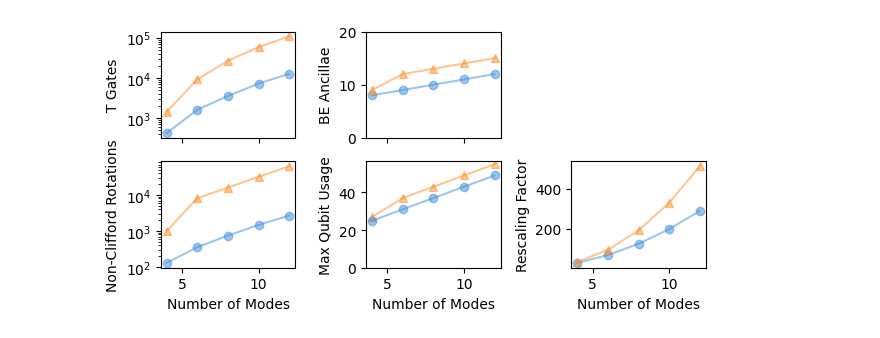
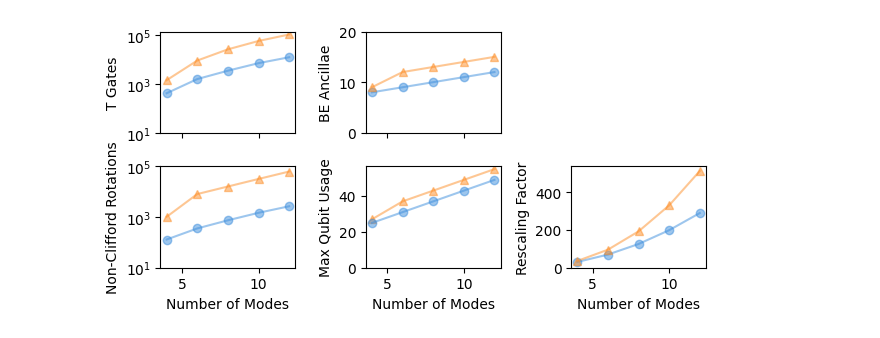
Before and after one commit to Tufts-QIQC/LOBE, a Jupyter notebook: notebooks/benchmarking/integrated_models/full_yukawa.ipynb, the cells around one changed output. Drawn from its saved outputs; the diff is of its cells as text; code cells hidden in the pictures.

```diff
--- a/notebooks/benchmarking/integrated_models/full_yukawa.ipynb
+++ b/notebooks/benchmarking/integrated_models/full_yukawa.ipynb
@@ -17,11 +17,10 @@ import pickle
 # %%
-with open('full_yukawa_3_2_6.pickle', 'rb') as handle:
+with open('full_yukawa_data/full_yukawa_3_2_6.pickle', 'rb') as handle:
     (LCU_DATA, LCU_PIECEWISE_DATA, LOBE_DATA, operator_norms, bosonic_cutoff, resolution_range) = pickle.load(handle)
 
 numbers_of_modes = []
 for resolution in resolution_range:
     operator = yukawa_hamiltonian(res=resolution, g=1, mf=1, mb=1)
-    operator.remove_identity()
     total_number_of_modes = 0
     if operator.max_fermionic_mode is not None:
         total_number_of_modes += operator.max_fermionic_mode + 1
@@ -58,6 +57,7 @@ axes[0][0].plot(
 axes[0][0].set_ylabel("T Gates")
 axes[0][0].set_xticklabels([])
 axes[0][0].set_yscale("log")
+axes[0][0].set_yticks([1e1, 1e3, 1e5])
 
 axes[1][0].plot(
     numbers_of_modes,
@@ -95,6 +95,7 @@ axes[1][0].plot(
 axes[1][0].set_ylabel("Non-Clifford Rotations")
 axes[1][0].set_xlabel("Number of Modes")
 axes[1][0].set_yscale("log")
+axes[1][0].set_yticks([1e1, 1e3, 1e5])
 
 
 axes[0][1].plot(
@@ -186,32 +187,33 @@ axes[1][2].plot(
 )
 # axes[1][2].plot(
 #     numbers_of_modes,
 #     [LCU_PIECEWISE_DATA[i][1] for i in range(len(numbers_of_modes))],
 #     color=GREEN,
 #     marker="s",
 #     alpha=0.5,
 #     label="LCU",
 # )
 # axes[1][2].plot(
 #     numbers_of_modes,
 #     [operator_norms[i] for i in range(len(numbers_of_modes))],
 #     color="black",
 #     marker="x",
 #     ls="--",
 #     alpha=0.5,
 # )
 axes[1][2].set_ylabel("Rescaling Factor")
 axes[1][2].set_xlabel("Number of Modes")
+axes[1][2].set_yticks([0, 200, 400])
 
 fig.delaxes(axes[0][2])
 plt.tight_layout()
 # axes[2][0].legend(
 #     loc="upper center",
 #     bbox_to_anchor=(1.5, 0.75),
 #     fancybox=True,
 #     shadow=True,
 #     ncol=1,
 # )
-plt.savefig(f"../../../manuscript/figures/full-yukawa-resolution-{bosonic_cutoff}.pdf", dpi=300)
+# plt.savefig(f"../../../manuscript/figures/full-yukawa-resolution-{bosonic_cutoff}.pdf", dpi=300)
 # %% [output]
-[figure, old version]
+[figure, new version]
```
Also changed, not shown: parts of 1 cell of this notebook, 54 other files.
